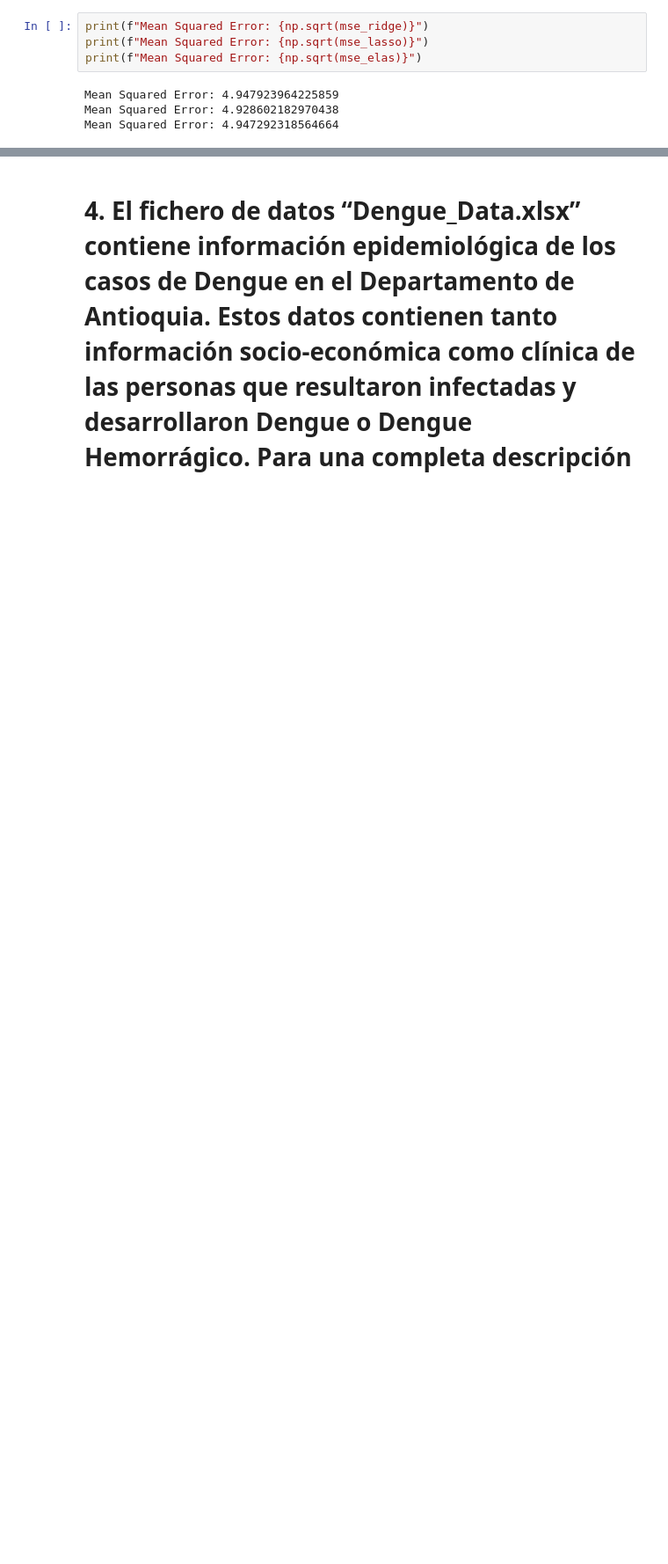
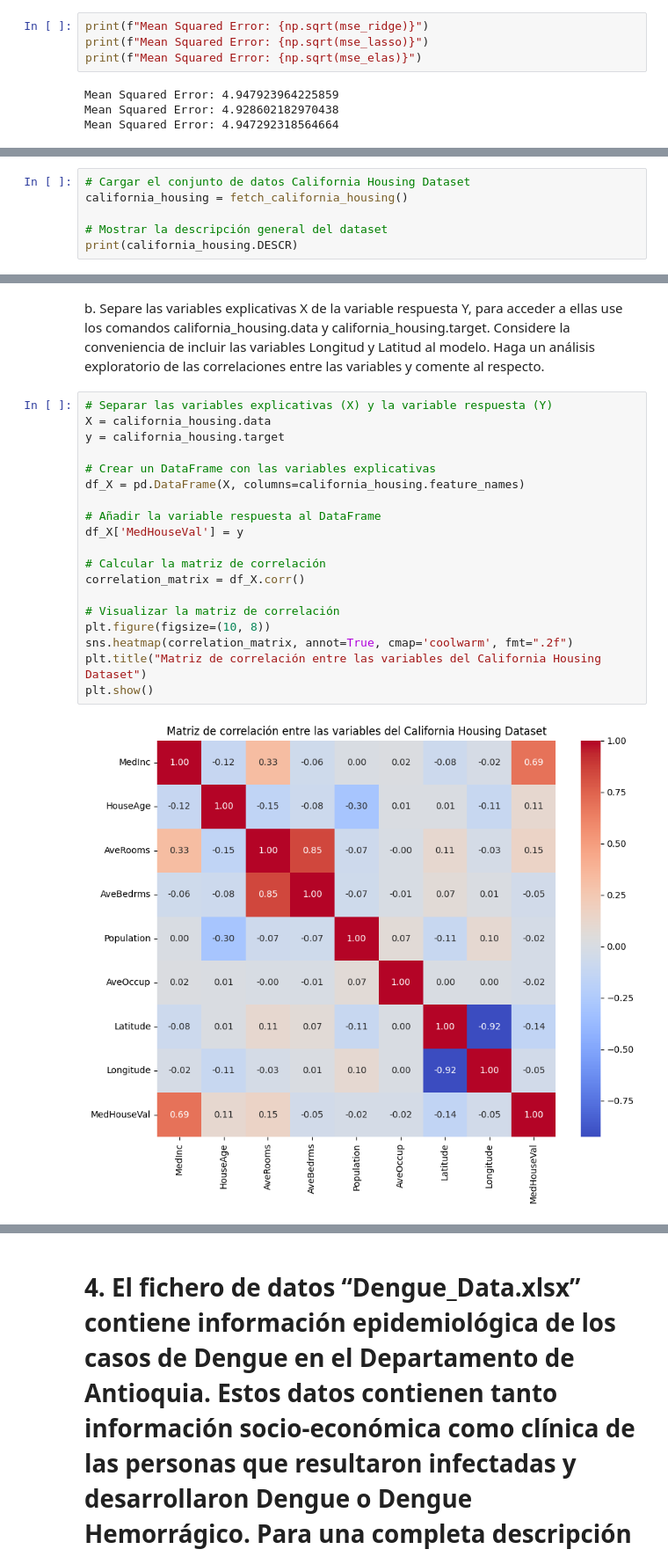
Before and after one commit to jopachecoc/AD_1_preguntasmart, a Jupyter notebook: aprendizaje_automatico3.ipynb, the cells around one changed output, grey strips where cells are left out. Shown at 88% size. Cells and saved outputs as stored; diff of their text form; blank space fills up the shorter version.

```diff
--- a/aprendizaje_automatico3.ipynb
+++ b/aprendizaje_automatico3.ipynb
@@ -580,0 +592,6 @@ Mean Squared Error: 4.947292318564664
+# %%
+# Cargar el conjunto de datos California Housing Dataset
+california_housing = fetch_california_housing()
+
+# Mostrar la descripción general del dataset
+print(california_housing.DESCR)
@@ -580,0 +616,23 @@ Mean Squared Error: 4.947292318564664
+# %% [markdown]
+b. Separe las variables explicativas X de la variable respuesta Y, para acceder a ellas use los comandos california_housing.data y california_housing.target. Considere la conveniencia de incluir las variables Longitud y Latitud al modelo. Haga un análisis exploratorio de las correlaciones entre las variables y comente al respecto.
+# %%
+# Separar las variables explicativas (X) y la variable respuesta (Y)
+X = california_housing.data
+y = california_housing.target
+
+# Crear un DataFrame con las variables explicativas
+df_X = pd.DataFrame(X, columns=california_housing.feature_names)
+
+# Añadir la variable respuesta al DataFrame
+df_X['MedHouseVal'] = y
+
+# Calcular la matriz de correlación
+correlation_matrix = df_X.corr()
+
+# Visualizar la matriz de correlación
+plt.figure(figsize=(10, 8))
+sns.heatmap(correlation_matrix, annot=True, cmap='coolwarm', fmt=".2f")
+plt.title("Matriz de correlación entre las variables del California Housing Dataset")
+plt.show()
+# %% [output]
+[figure, added]
```
Also changed, not shown: parts of 27 cells of this notebook.
